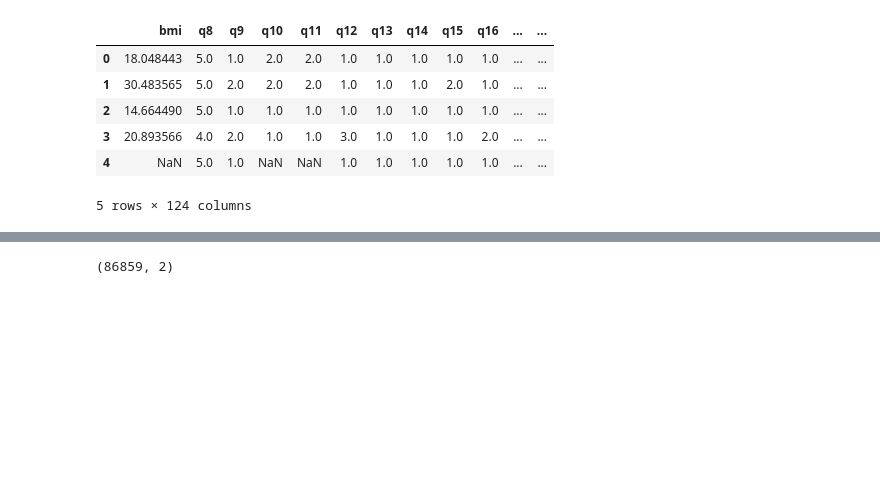
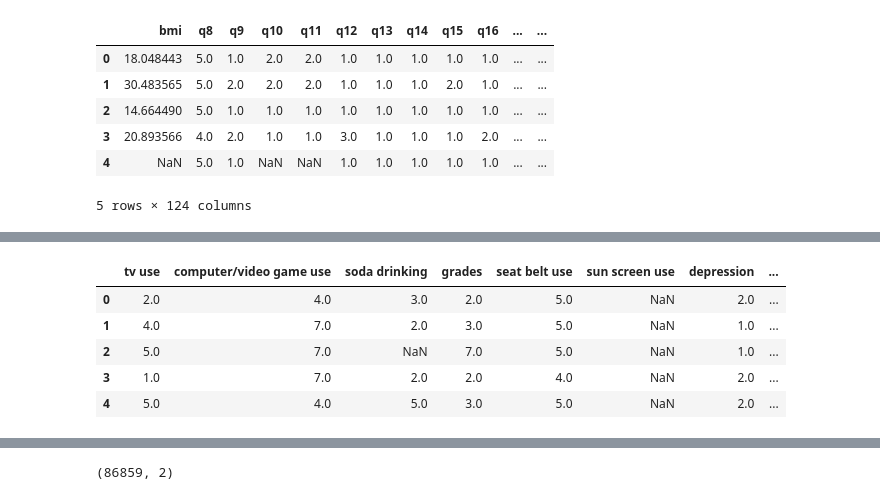
Before and after one commit to ds-modules/LS-22, a Jupyter notebook: Zach/correlation_causation/data-cleaning.ipynb, the cells around one changed output, grey strips where cells are left out. Saved outputs shown, nothing was run; the diff lists cells and outputs as text; code cells hidden in the pictures; blank space fills up the shorter version.

```diff
--- a/Zach/correlation_causation/data-cleaning.ipynb
+++ b/Zach/correlation_causation/data-cleaning.ipynb
@@ -46,6 +44,12 @@ tv.sort_values(ascending=True)
 # renaming columns for clarity
 # and subsetting those used in the notebook
 
-col_name_dic = {"q80": "tv use", "q80": "computer/video game use", "q76": "soda drinking",
+col_name_dic = {"q80": "tv use", "q81": "computer/video game use", "q76": "soda drinking",
                "q89": "grades", "q8":'seat belt use', 'qsunscreenuse':'sun screen use',
-               'q25': 'depression'}
+               'q25': 'depression', 'q61':'sexual partners (lifetime)', 'qmusclestrength':'strength training',
+               'q88':'hours of sleep', 'q87': "asthma", 'q17': 'fights'}
+
+tv.sort_values(ascending=False)
+elec.sort_values(ascending=False)
+tv.sort_values(ascending=True)
+elec.sort_values(ascending=False).iloc[20:]
@@ -51,0 +74,13 @@ col_name_dic = {"q80": "tv use", "q80": "computer/video game use", "q76": "soda
+# %%
+# subset only relevant columns
+
+screen_health = national.loc[:, col_name_dic.keys()]
+screen_health.rename(mapper=col_name_dic, axis=1, inplace=True)
+screen_health.head()
+# %% [output]
+|  | tv use | computer/video game use | soda drinking | grades | seat belt use | sun screen use | depression | ... |
+| 0 | 2.0 | 4.0 | 3.0 | 2.0 | 5.0 | NaN | 2.0 | ... |
+| 1 | 4.0 | 7.0 | 2.0 | 3.0 | 5.0 | NaN | 1.0 | ... |
+| 2 | 5.0 | 7.0 | NaN | 7.0 | 5.0 | NaN | 1.0 | ... |
+| 3 | 1.0 | 7.0 | 2.0 | 2.0 | 4.0 | NaN | 2.0 | ... |
+| 4 | 5.0 | 4.0 | 5.0 | 3.0 | 5.0 | NaN | 2.0 | ... |
```
Also changed, not shown: parts of 3 cells of this notebook.
